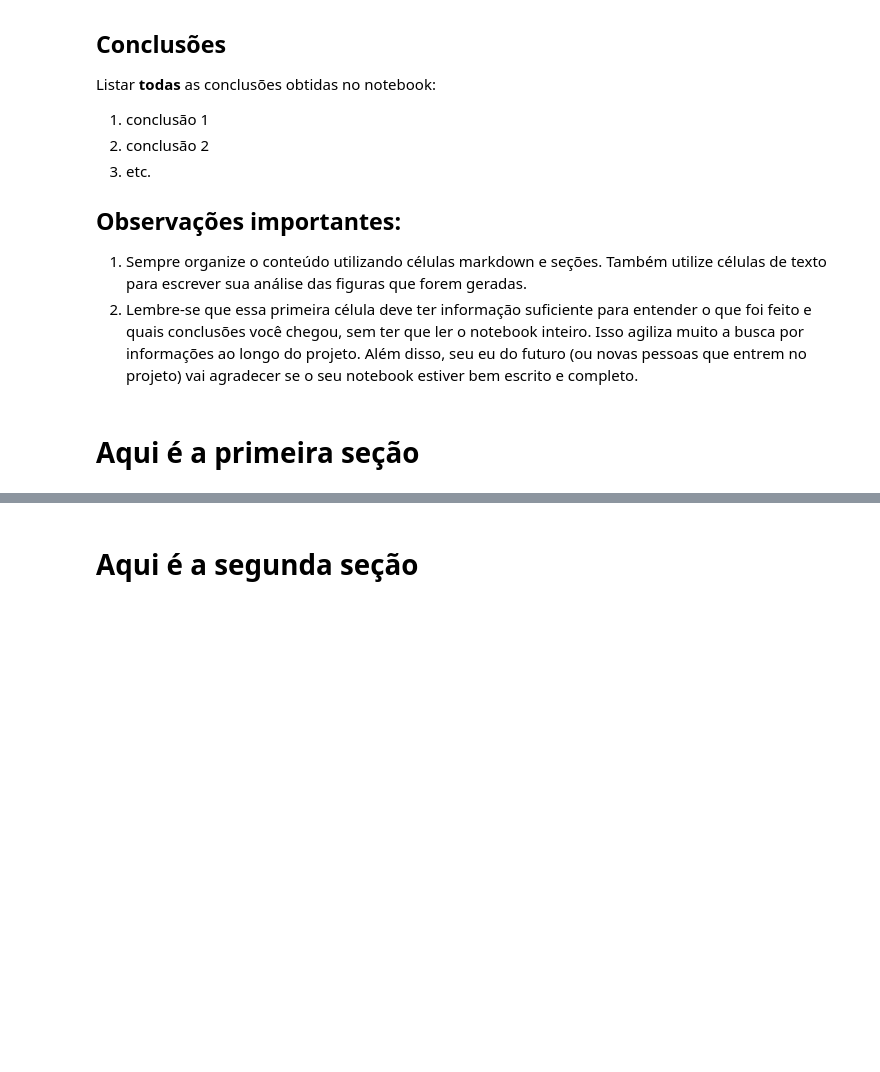
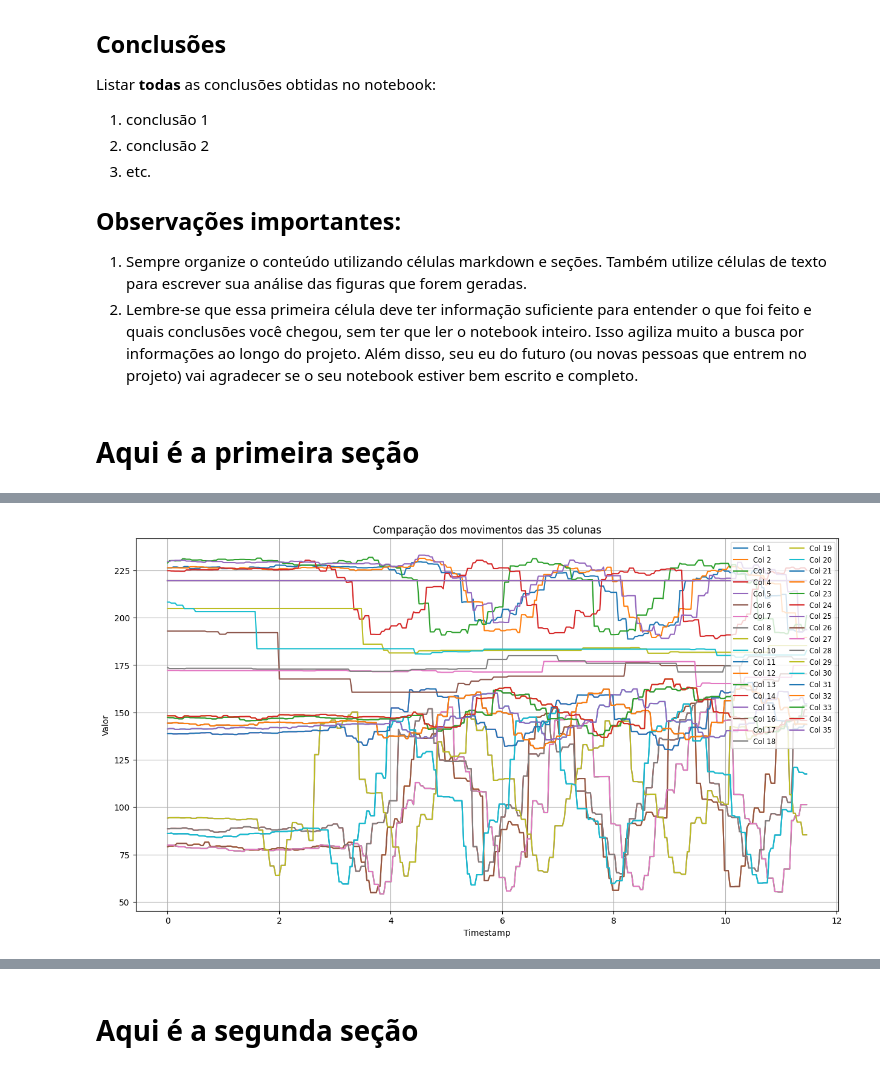
Before and after one commit to Yamakasuki/IC_Bros, a Jupyter notebook: notebooks/tratamento_dados/tratamento.ipynb, the cells around one changed output, grey strips where cells are left out. Cells and saved outputs as stored; diff of their text form; code cells hidden in the pictures; blank space fills up the shorter version.

```diff
--- a/notebooks/tratamento_dados/tratamento.ipynb
+++ b/notebooks/tratamento_dados/tratamento.ipynb
@@ -39,0 +64,25 @@ vetorClusters = np.zeros(df.shape[1])
+# %%
+
+# Separa timestamp e sensores
+timestamp = df.iloc[:, 0]
+dados = df.iloc[:, 1:]
+
+# Conta valores não nulos (validos) por coluna (sensor)
+valid_lengths = dados.notna().sum(axis=0)
+
+# Identifica o menor tamanho válido
+min_length = valid_lengths.min()
+
+print(f"Menor tamanho válido: {min_length}")
+
+# Corta todas as colunas para o menor tamanho
+dados_cortados = dados.iloc[:min_length, :]
+
+# Corta o timestamp também para manter alinhamento
+timestamp_cortado = timestamp.iloc[:min_length]
+
+# Reconstroi DataFrame final
+df_final = pd.concat([timestamp_cortado.reset_index(drop=True), dados_cortados.reset_index(drop=True)], axis=1)
+
+print(df_final.shape)
+print(df_final.head())
@@ -39,0 +107,19 @@ vetorClusters = np.zeros(df.shape[1])
+# %%
+# Visualização dos dados.
+# Suponha que df é seu DataFrame e a coluna 0 é timestamp
+timestamp = df_final.iloc[:, 0]
+
+plt.figure(figsize=(15, 8))
+
+# Plota as colunas 1 a 35
+for i in range(1, 36):
+    plt.plot(timestamp, df_final.iloc[:, i], label=f'Col {i}')
+
+plt.xlabel('Timestamp')
+plt.ylabel('Valor')
+plt.title('Comparação dos movimentos das 35 colunas')
+plt.legend(loc='upper right', fontsize='small', ncol=2)
+plt.grid(True)
+plt.show()
+# %% [output]
+[figure, added]
```
Also changed, not shown: parts of 7 cells of this notebook.
